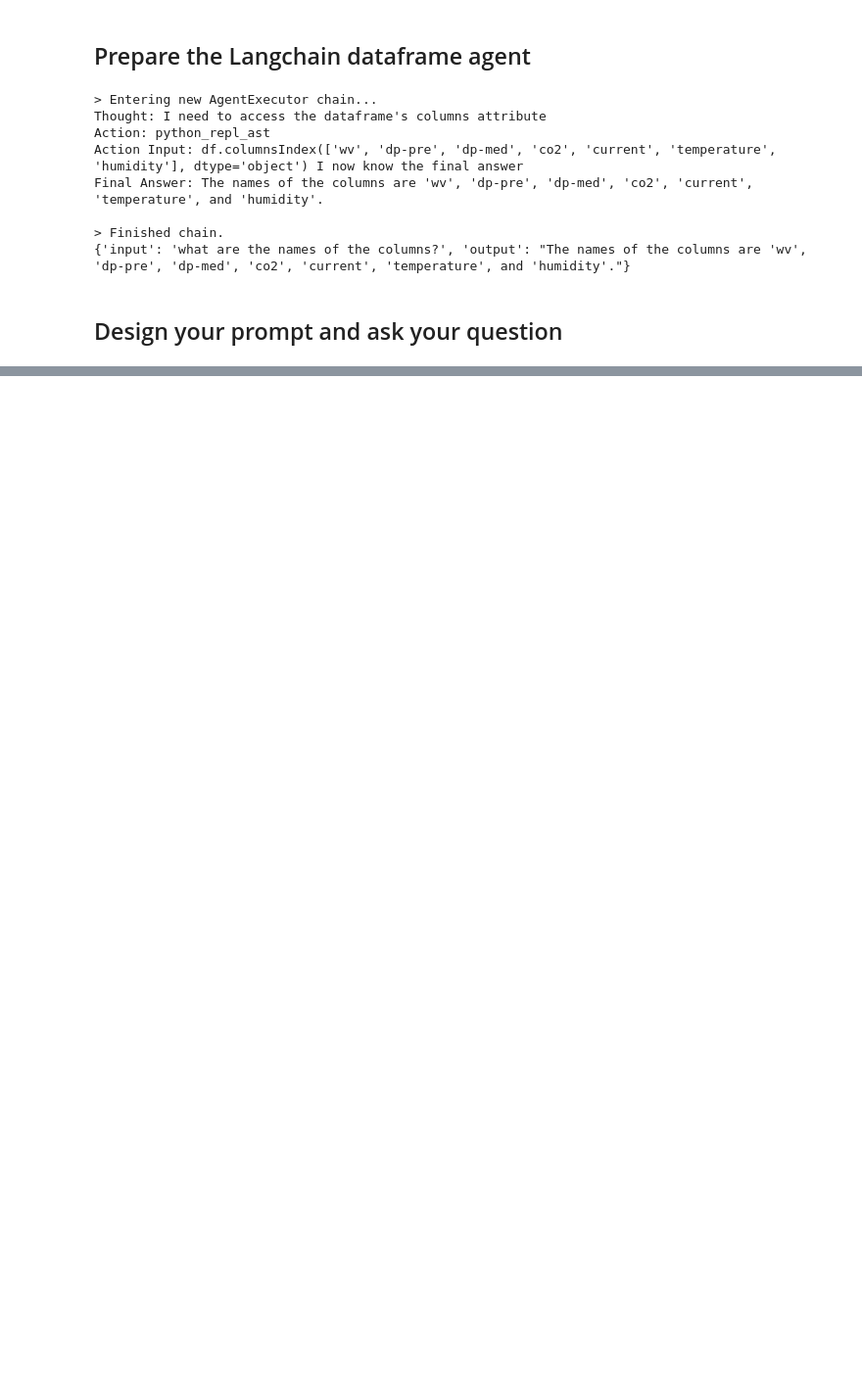
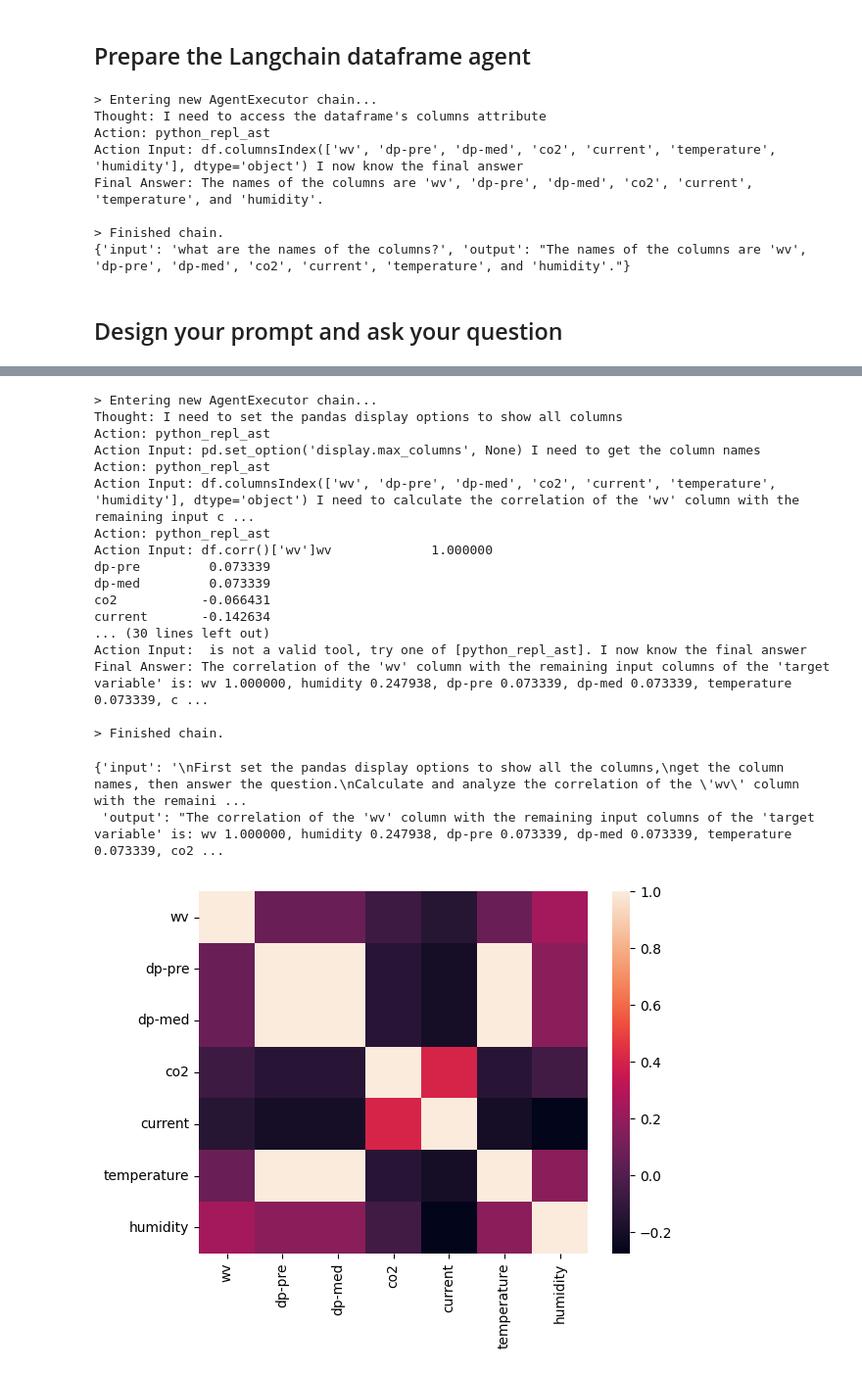
Before and after one commit to JSJeong-me/GPT-Insights, a Jupyter notebook: 05-CSV_Data_OpenAI.ipynb, the cells around one changed output, grey strips where cells are left out. Shown: that part at 98% size. Saved outputs shown, nothing was run; the diff lists cells and outputs as text; code cells hidden in the pictures; blank space fills up the shorter version.

```diff
--- a/05-CSV_Data_OpenAI.ipynb
+++ b/05-CSV_Data_OpenAI.ipynb
@@ -140,0 +171,26 @@ Final Answer: The correlation between 'wv' and the remaining input columns of th
+# %%
+QUESTION = "Calculate and analyze the correlation of the 'wv' column with the remaining input columns of the 'target variable' and draw a heatmap."
+
+
+agent.invoke(CSV_PROMPT_PREFIX + QUESTION + CSV_PROMPT_SUFFIX)
+# %% [output]
+> Entering new AgentExecutor chain...
+Thought: I need to set the pandas display options to show all columns
+Action: python_repl_ast
+Action Input: pd.set_option('display.max_columns', None) I need to get the column names
+Action: python_repl_ast
+Action Input: df.columnsIndex(['wv', 'dp-pre', 'dp-med', 'co2', 'current', 'temperature', 'humidity'], dtype='object') I need to calculate the correlation of the 'wv' column with the remaining input c ...
+Action: python_repl_ast
+Action Input: df.corr()['wv']wv             1.000000
+dp-pre         0.073339
+dp-med         0.073339
+co2           -0.066431
+current       -0.142634
+... (30 lines left out)
+Action Input:  is not a valid tool, try one of [python_repl_ast]. I now know the final answer
+Final Answer: The correlation of the 'wv' column with the remaining input columns of the 'target variable' is: wv 1.000000, humidity 0.247938, dp-pre 0.073339, dp-med 0.073339, temperature 0.073339, c ...
+
+> Finished chain.
+{'input': '\nFirst set the pandas display options to show all the columns,\nget the column names, then answer the question.\nCalculate and analyze the correlation of the \'wv\' column with the remaini ...
+ 'output': "The correlation of the 'wv' column with the remaining input columns of the 'target variable' is: wv 1.000000, humidity 0.247938, dp-pre 0.073339, dp-med 0.073339, temperature 0.073339, co2 ...
+[figure, added]
```
Also changed, not shown: parts of 5 cells of this notebook.
